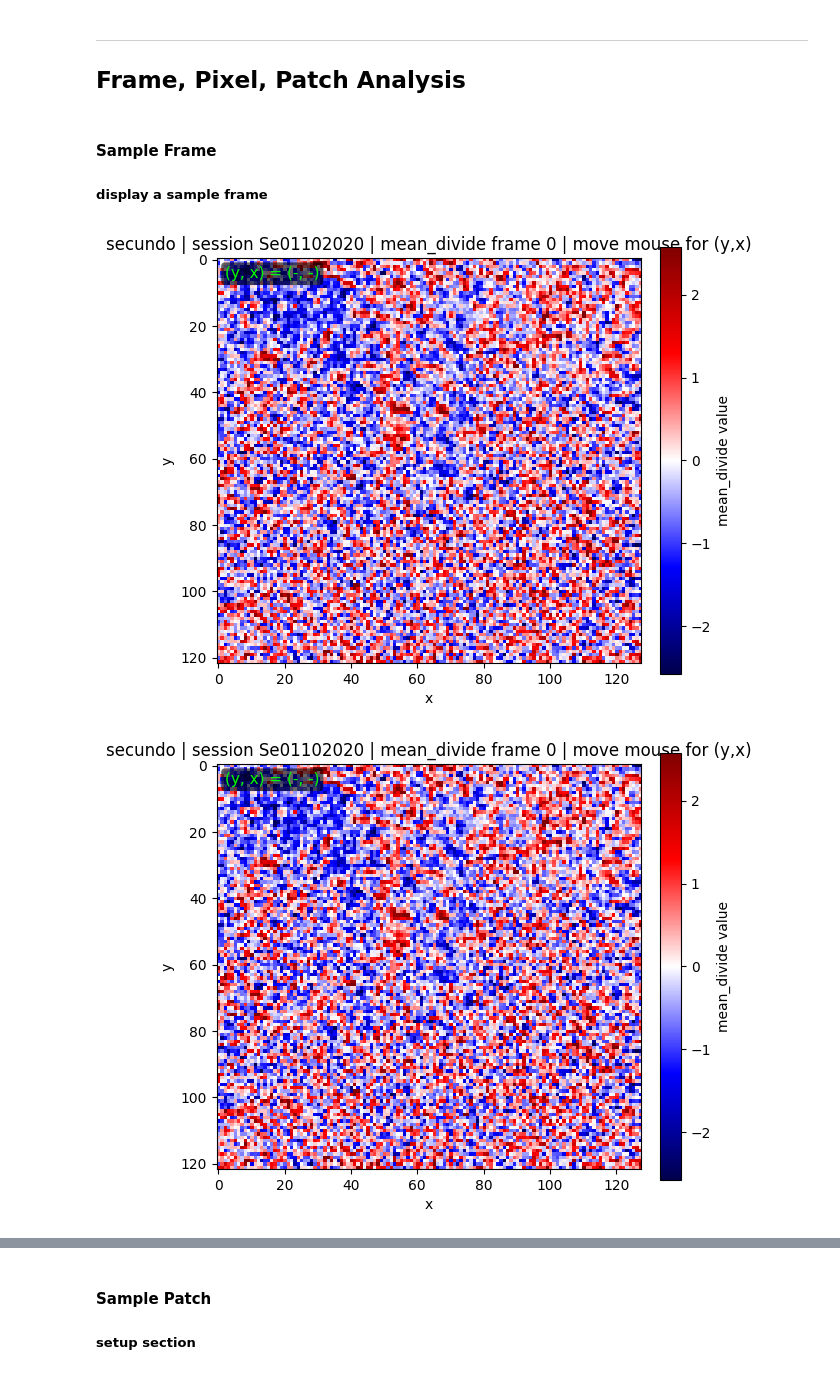
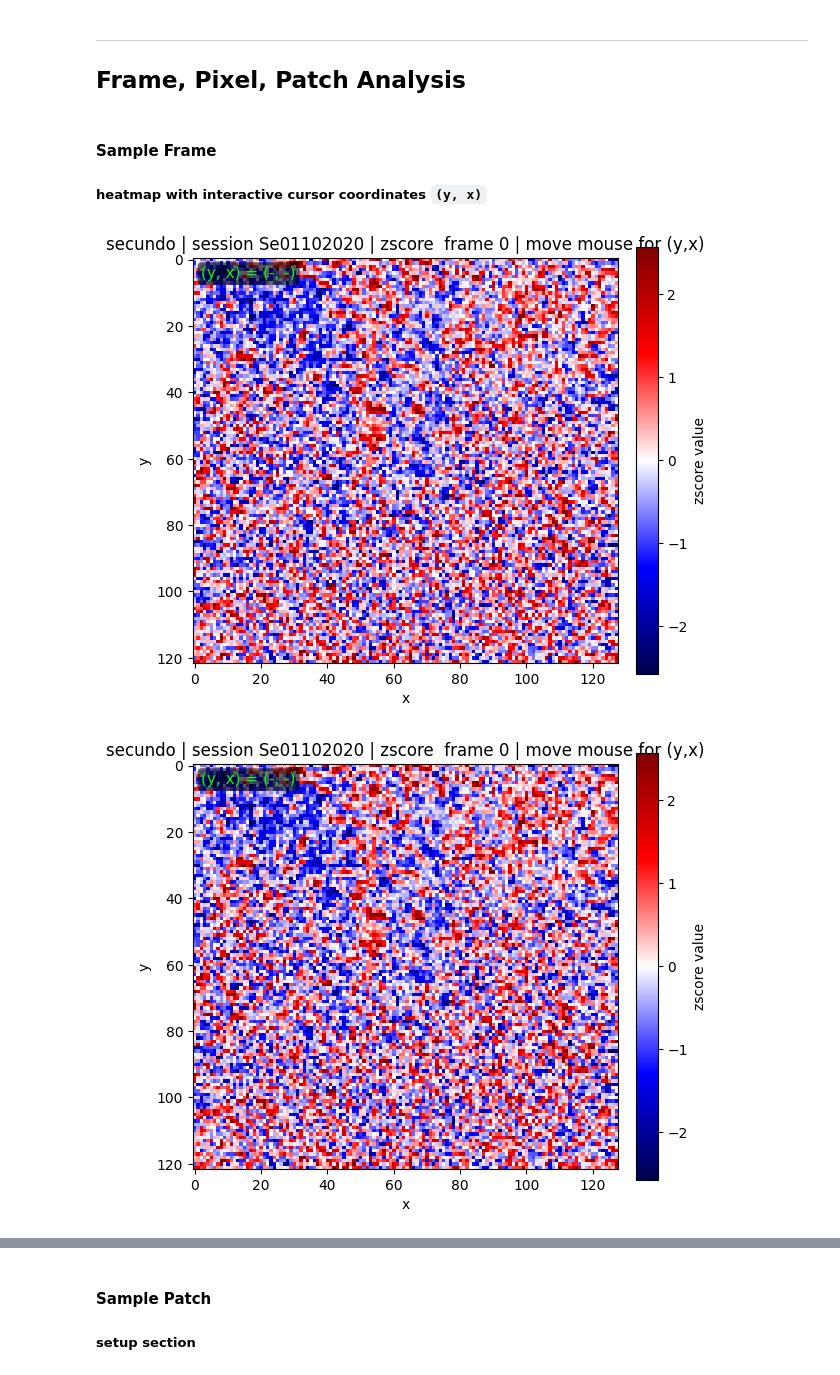
Before and after one commit to brynnhs/fUSPredict, a Jupyter notebook: code/2_exploratory_data_analysis/01_interactive_pixel_and_patch_eda.ipynb, the cells around one changed output, grey strips where cells are left out. Drawn from its saved outputs; the diff is of its cells as text; code cells hidden in the pictures.

```diff
--- a/code/2_exploratory_data_analysis/01_interactive_pixel_and_patch_eda.ipynb
+++ b/code/2_exploratory_data_analysis/01_interactive_pixel_and_patch_eda.ipynb
@@ -67,9 +70,6 @@ Iterates over all subjects, loads all baseline sessions from either:
 
 Prints dataset summaries (session counts, frame counts, shapes, value ranges).
 # %%
-baseline_output_dir = deriv_root / sample_subject / "baseline_only"
-baseline_sessions = hf.load_all_baseline(str(baseline_output_dir))
-
 for subject in subjects:
     data_output_dir = deriv_root / subject  # subject-specific output folder
     data_output_dir.mkdir(parents=True, exist_ok=True)
@@ -176,7 +176,7 @@ frame = mean_frames[sample_frame_idx]
 ## Frame, Pixel, Patch Analysis
 # %% [markdown]
 #### Sample Frame
-##### display a sample frame
+##### heatmap with interactive cursor coordinates `(y, x)`
 # %%
 # symmetric limits around 0 for diverging display
 abs_lim = float(np.percentile(np.abs(frame), 99.0))
@@ -187,9 +187,9 @@ norm = TwoSlopeNorm(vmin=-abs_lim, vcenter=0.0, vmax=abs_lim)
 fig, ax = plt.subplots(figsize=(6, 6))
 im = ax.imshow(frame, cmap="seismic", norm=norm)
 cbar = plt.colorbar(im, ax=ax, fraction=0.046, pad=0.04)
-cbar.set_label("mean_divide value", rotation=90)
+cbar.set_label( f"{data_mode} value", rotation=90)
 ax.set_title(
-    f"{sample_subject} | session {sample_session['session_id']} | mean_divide frame {sample_frame_idx} | move mouse for (y,x)"
+    f"{sample_subject} | session {sample_session['session_id']} | {data_mode}  frame {sample_frame_idx} | move mouse for (y,x)"
 )
 ax.set_xlabel("x")
 ax.set_ylabel("y")
@@ -205,34 +205,33 @@ coord_text = ax.text(
     color="lime",
     bbox=dict(
         facecolor="black", alpha=0.6, edgecolor="none", boxstyle="round,pad=0.25"
     ),
 )
-
 
 def on_move(event):
     if event.inaxes != ax or event.xdata is None or event.ydata is None:
         return
     x = int(round(event.xdata))
     y = int(round(event.ydata))
     h, w = frame.shape
     if 0 <= x < w and 0 <= y < h:
         coord_text.set_text(f"(y, x) = ({y}, {x})")
         fig.canvas.draw_idle()
 
 
 # show coordinates in status/toolbar when supported
 ax.format_coord = lambda x, y: (
     f"x={int(round(x))}, y={int(round(y))}" if (x is not None and y is not None) else ""
 )
 
 _ = fig.canvas.mpl_connect("motion_notify_event", on_move)
 plt.tight_layout()
 explorer_fig = fig
 
 # inline-only display (avoid ipywidgets frontend requirements in VS Code)
 display(fig)
 plt.show()
 # %% [output]
-[figure, old version]
+[figure, new version]
-[figure, old version]
+[figure, new version]
 # %% [markdown]
```
Also changed, not shown: parts of 15 cells of this notebook.
